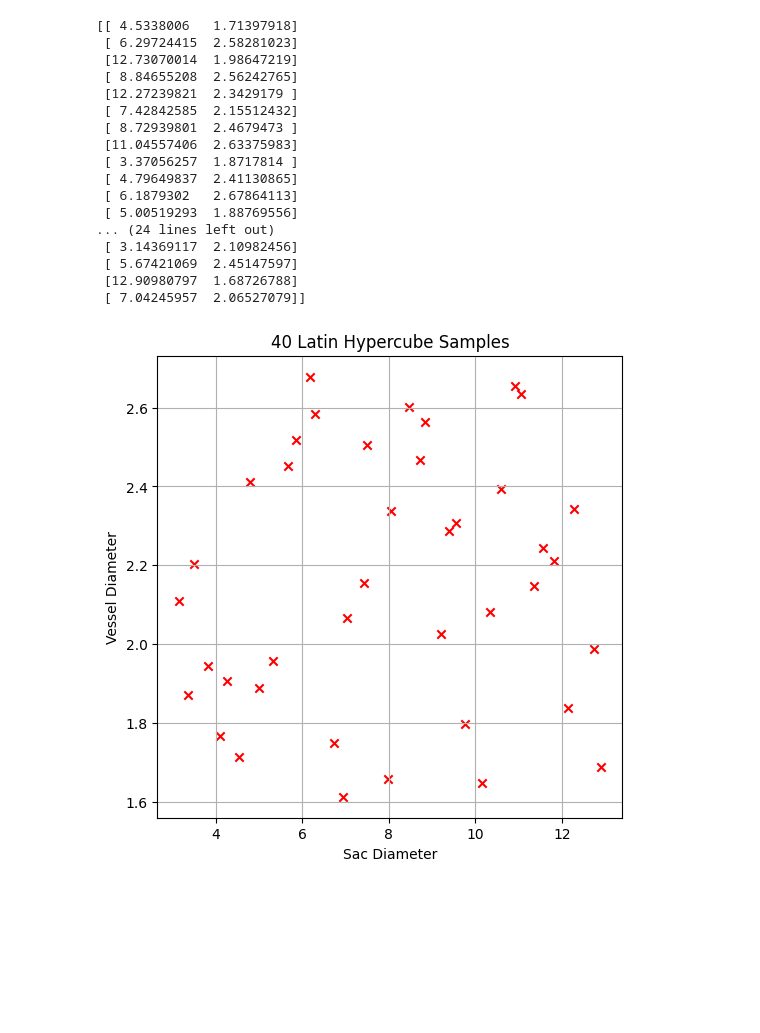
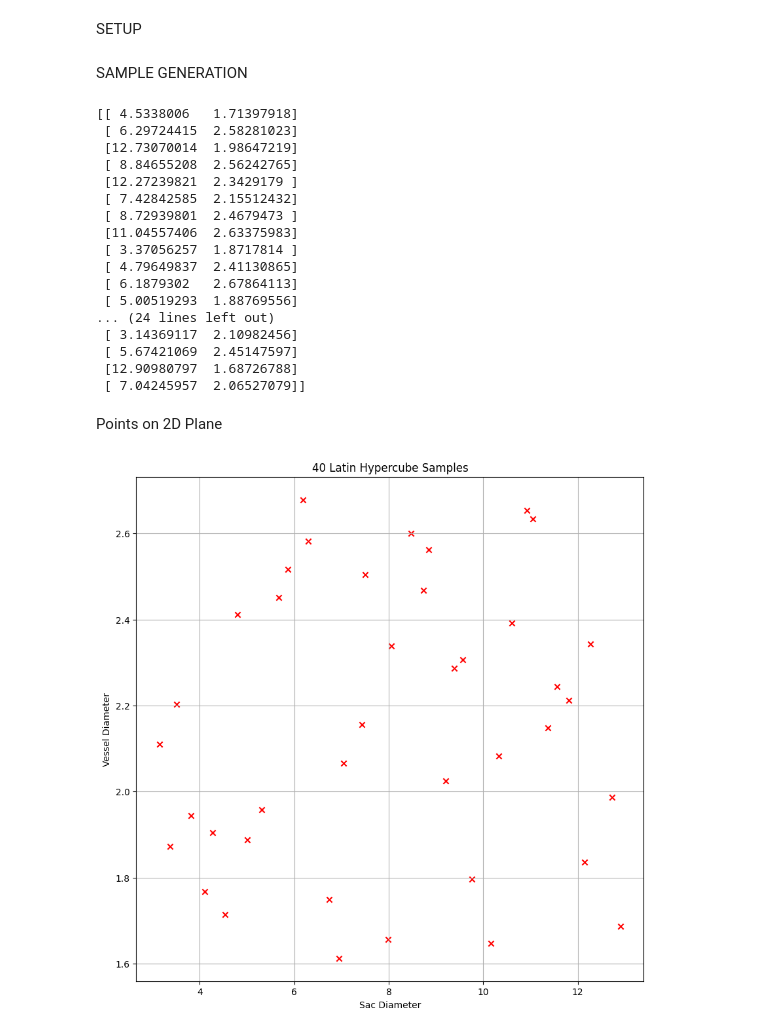
Before and after one commit to IsmailBerkeCam/CFD-AI, a Jupyter notebook: LatinHyperCube.ipynb, the cells around one changed output. Saved outputs shown, nothing was run; the diff lists cells and outputs as text; code cells hidden in the pictures; blank space fills up the shorter version.

```diff
--- a/LatinHyperCube.ipynb
+++ b/LatinHyperCube.ipynb
@@ -0,0 +1,2 @@
+# %% [markdown]
+SETUP
@@ -1,10 +10,6 @@
+# %% [markdown]
+SAMPLE GENERATION
 # %%
-#https://ndcbe.github.io/cbe67701-uncertainty-quantification/07.02-Latin-Hypercube-sampling.html
-
-from scipy.stats import qmc
-import numpy as np
-import matplotlib.pyplot as plt
-
 np.random.seed(13) #randomseed
 d = 2 #Dimensions
 sampler = qmc.LatinHypercube(d=d, seed=13) #Hypercube
@@ -13,14 +18,6 @@ l_bounds = np.array([3, 1.6]) #Upper Boundaries
 u_bounds = np.array([13, 2.7]) #Lower Boundaries
 sample_scaled = qmc.scale(sample, l_bounds, u_bounds) #Samples Scaled
 print(sample_scaled) #Print the samples
-
-plt.figure(figsize=(6, 6))
-plt.scatter(sample_scaled[:, 0], sample_scaled[:, 1], c='red', marker='x', edgecolors='blue')
-plt.title('40 Latin Hypercube Samples', c='black')
-plt.xlabel('Sac Diameter', c='black')
-plt.ylabel('Vessel Diameter', c='black')
-plt.grid(True)
-plt.show()
 # %% [output]
 [[ 4.5338006   1.71397918]
  [ 6.29724415  2.58281023]
@@ -39,4 +36,15 @@ plt.show()
  [ 5.67421069  2.45147597]
  [12.90980797  1.68726788]
  [ 7.04245957  2.06527079]]
-[figure, removed]
+# %% [markdown]
+Points on 2D Plane
+# %%
+plt.figure(figsize=(10, 10))
+plt.scatter(sample_scaled[:, 0], sample_scaled[:, 1], c='red', marker='x', edgecolors='blue')
+plt.title('40 Latin Hypercube Samples', c='black')
+plt.xlabel('Sac Diameter', c='black')
+plt.ylabel('Vessel Diameter', c='black')
+plt.grid(True)
+plt.show()
+# %% [output]
+[figure, added]
```
Also changed, not shown: parts of 1 cell of this notebook.
